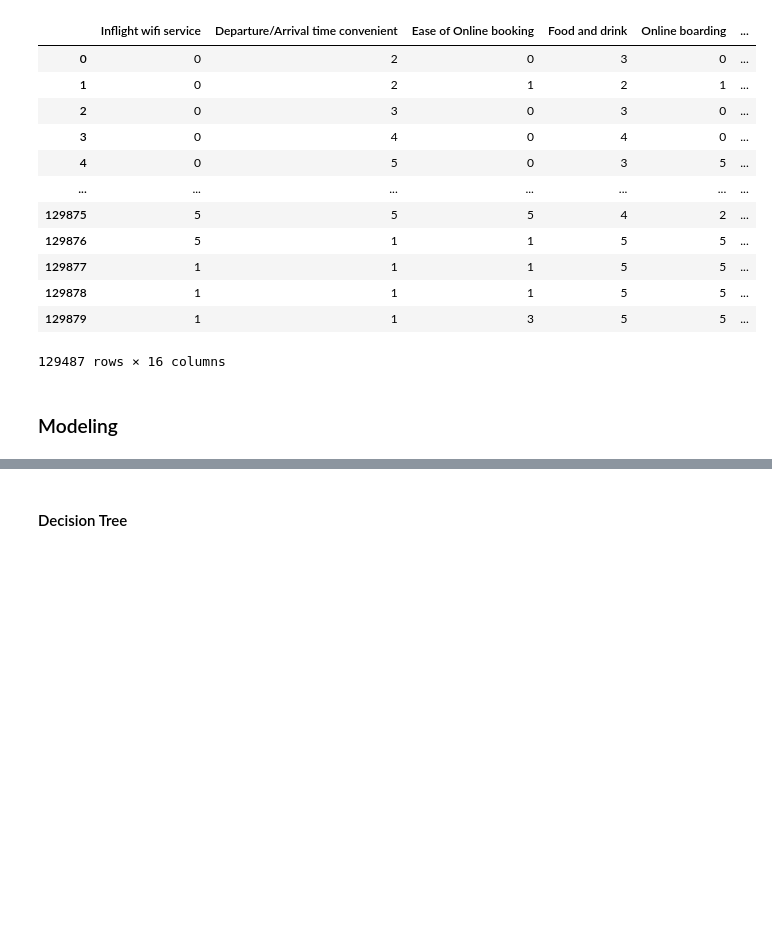
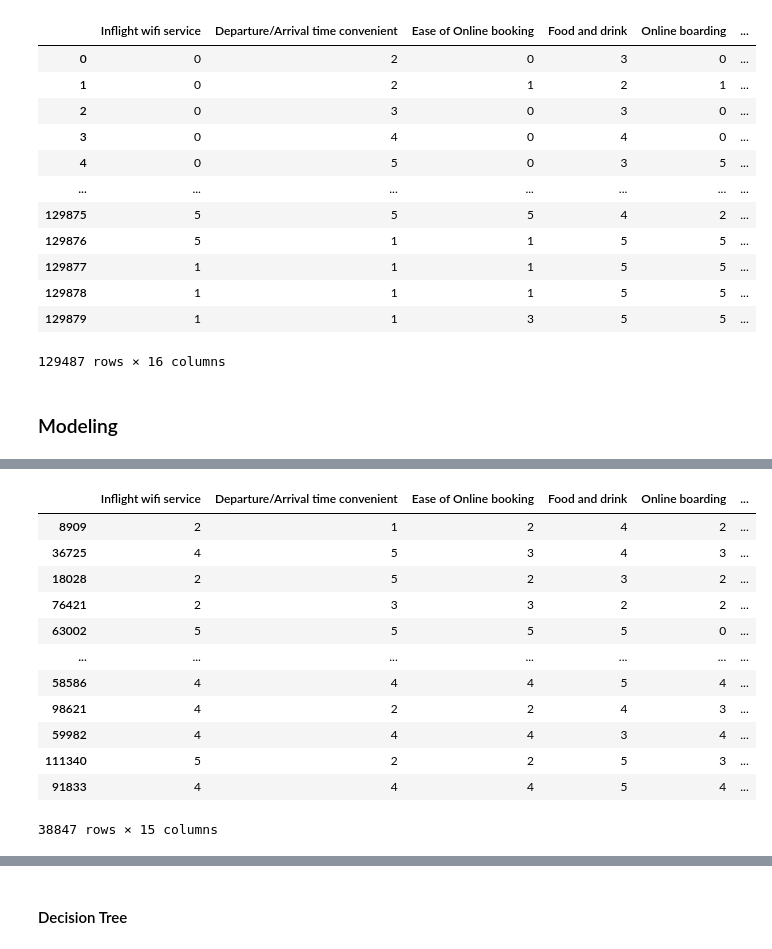
Before and after one commit to isdmg/CS131-8L-PROJECT-PARAGUAY, a Jupyter notebook: CS131-8L PROJECT - PARAGUAY.ipynb, the cells around one changed output, grey strips where cells are left out. Drawn from its saved outputs; the diff is of its cells as text; code cells hidden in the pictures; blank space fills up the shorter version.

```diff
--- a/CS131-8L PROJECT - PARAGUAY.ipynb
+++ b/CS131-8L PROJECT - PARAGUAY.ipynb
@@ -582,0 +602,16 @@ y = df['satisfaction']
+# %%
+X_test
+# %% [output]
+|  | Inflight wifi service | Departure/Arrival time convenient | Ease of Online booking | Food and drink | Online boarding | ... |
+| 8909 | 2 | 1 | 2 | 4 | 2 | ... |
+| 36725 | 4 | 5 | 3 | 4 | 3 | ... |
+| 18028 | 2 | 5 | 2 | 3 | 2 | ... |
+| 76421 | 2 | 3 | 3 | 2 | 2 | ... |
+| 63002 | 5 | 5 | 5 | 5 | 0 | ... |
+| ... | ... | ... | ... | ... | ... | ... |
+| 58586 | 4 | 4 | 4 | 5 | 4 | ... |
+| 98621 | 4 | 2 | 2 | 4 | 3 | ... |
+| 59982 | 4 | 4 | 4 | 3 | 4 | ... |
+| 111340 | 5 | 2 | 2 | 5 | 3 | ... |
+| 91833 | 4 | 4 | 4 | 5 | 4 | ... |
+38847 rows × 15 columns
```
Also changed, not shown: parts of 28 cells of this notebook.
